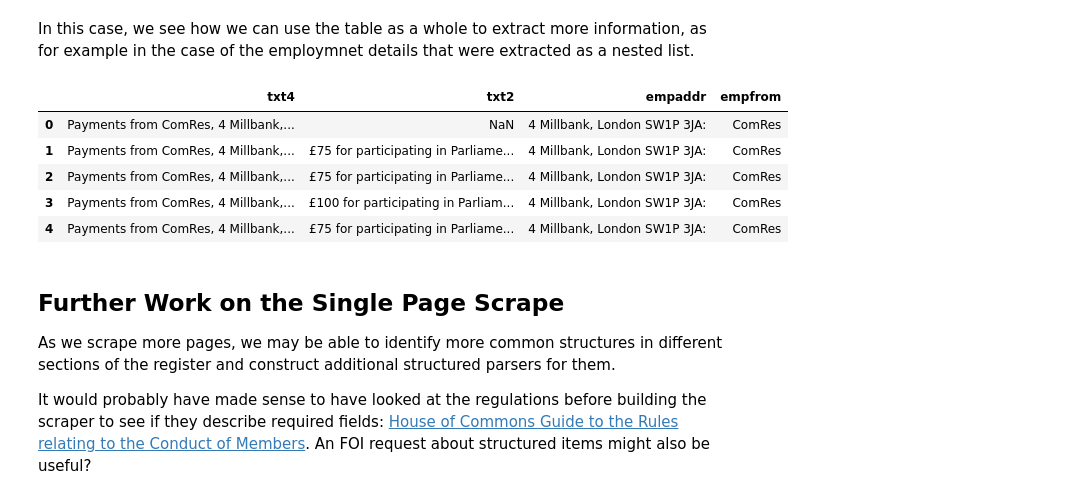
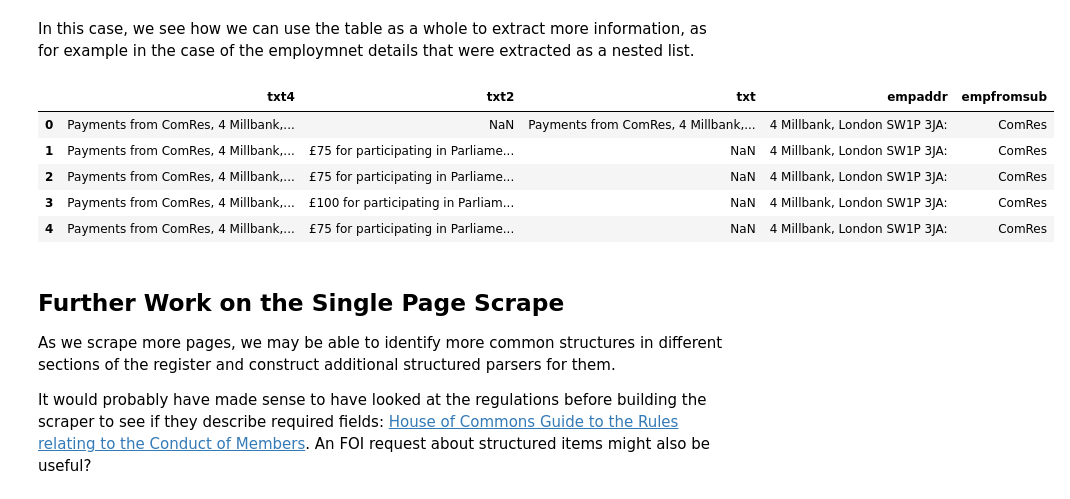
Before and after one commit to psychemedia/parlihacks, a Jupyter notebook: notebooks/MP Register of Interests.ipynb, the cells around one changed output. Drawn from its saved outputs; the diff is of its cells as text; code cells hidden in the pictures.

Commit message:
Add in the full scrape - and a demo db

```diff
--- a/notebooks/MP Register of Interests.ipynb
+++ b/notebooks/MP Register of Interests.ipynb
@@ -897,3 +897,7 @@ df[['txt','txt2']]
 | 3 | NaN | payment of £200 for participating... |
 | 4 | Payments from Populus, 10 Northbu... | NaN |
 | 5 | NaN | £50 for participating in a resear... |
+# %%
+string = '''Payments from Exclusive Press and Publicity Ltd, Golden Cross House, 8 Duncannon Street, London WC2N 4JF, in respect of three media engagements with (1) the Mail on Sunday, Northcliffe House, 2 Derry Street, London W8 5TT (2) the Daily Mirror, 1 Canada Square, London E14 5AP (3) ITV, The London Studios, 58-72 Upper Ground, London SE1 9LT. Hours: 3 hrs for each; 9 hrs in total. To be paid in instalments. (Registered 15 August 2014; updated 2 June 2015)'''
+
+getemppaymentsubdetails(string)
@@ -914,10 +921,10 @@ df['txt4']
 5    Payments from Populus, 10 Northburgh Street, L...
 Name: txt4, dtype: object
 # %%
-emppaymentsubpattern1 = '''{} from {empfrom}, {empaddr}'''
-emppaymentsubpattern2 = '''{} via {empfrom}, {empaddr}'''
-emppaymentsubpattern3 = '''{} from {empfrom}'''
-emppaymentsubpattern4 = '''{} via {empfrom}'''
+emppaymentsubpattern1 = '''{} from {empfromsub}, {empaddr}'''
+emppaymentsubpattern2 = '''{} via {empfromsub}, {empaddr}'''
+emppaymentsubpattern3 = '''{} from {empfromsub}'''
+emppaymentsubpattern4 = '''{} via {empfromsub}'''
 # %%
 def getemppaymentsubdetails(string):
     #Check that we have a valid string to parse, else return an empty dict
@@ -1094,7 +1101,7 @@ One of the things our parsing to date has omitted to do is grab paragraphs / ent
 # %%
 #To make the code reusable, let's wrap it in a function:
 
-def scrapeData(ptags, omitFirstRow=True):
+def scrapeData(ptags, omitFirstRow=True, saveFullText=True):
 
     #The code is pretty much as it was before...
     #...except that at first we create an empty dataframe
@@ -1110,6 +1117,8 @@ def scrapeData(ptags, omitFirstRow=True):
         if p.text and p.text.startswith(('1.','2.','3.','4.','5.','6.','7.','8.', '9.', '10.')):
             section = p.text
             continue
+
+        if saveFullText: df['fulltext'] = p.text
 
         #Do the preliminary parsing of a paragraph
         extracteditems = todict2(pattern, p.text)
@@ -1236,27 +1245,33 @@ In this case, we see how we can use the table as a whole to extract more informa
 # %%
 # It might be tidier to run this on the dataframe as we build it up
 #That is, as soon as we have processed the employment section, section 1.
 
 def scrapeData2(ptags, omitFirstRow=True):
     df = scrapeData(ptags, omitFirstRow)
 
     #Postprocessor - add in the payment info
-    df['txt4'] = df['txt']
-    #Fill down
-    df['txt4'] = df.loc[df['section'].str.startswith('1.')]['txt4'].fillna(method='ffill')
-    tmp= df['txt4'].apply(getemppaymentsubdetails).apply(pd.Series)
-    df = df.join(tmp)
+    if not df.empty and 'txt' in df.columns:
+        df['txt4'] = df['txt']
+        #Fill down
+        df['txt4'] = df.loc[df['section'].str.startswith('1.')]['txt4'].fillna(method='ffill')
+        tmp= df['txt4'].apply(getemppaymentsubdetails).apply(pd.Series)
+        #This is getting Frankeseteinian now.... :-(
+        if 'empfromsub' in df:
+            tmp['empfromsubfilldown'] = tmp['empfromsub'].fillna(method='ffill')
+        #The parsing can be a bit flaky so we need to trap in cases where we don't extract anything
+        if not tmp.empty:
+            df = df.join(tmp)
 
     return df
 
-scrapeData2(ptags2)[['txt4', 'txt2','empaddr','empfrom']].head()
+scrapeData2(ptags2)[['txt4', 'txt2', 'txt','empaddr','empfromsub']].head()
 # %% [output]
-|  | txt4 | txt2 | empaddr | empfrom |
-| 0 | Payments from ComRes, 4 Millbank,... | NaN | 4 Millbank, London SW1P 3JA: | ComRes |
-| 1 | Payments from ComRes, 4 Millbank,... | £75 for participating in Parliame... | 4 Millbank, London SW1P 3JA: | ComRes |
-| 2 | Payments from ComRes, 4 Millbank,... | £75 for participating in Parliame... | 4 Millbank, London SW1P 3JA: | ComRes |
-| 3 | Payments from ComRes, 4 Millbank,... | £100 for participating in Parliam... | 4 Millbank, London SW1P 3JA: | ComRes |
-| 4 | Payments from ComRes, 4 Millbank,... | £75 for participating in Parliame... | 4 Millbank, London SW1P 3JA: | ComRes |
+|  | txt4 | txt2 | txt | empaddr | empfromsub |
+| 0 | Payments from ComRes, 4 Millbank,... | NaN | Payments from ComRes, 4 Millbank,... | 4 Millbank, London SW1P 3JA: | ComRes |
+| 1 | Payments from ComRes, 4 Millbank,... | £75 for participating in Parliame... | NaN | 4 Millbank, London SW1P 3JA: | ComRes |
+| 2 | Payments from ComRes, 4 Millbank,... | £75 for participating in Parliame... | NaN | 4 Millbank, London SW1P 3JA: | ComRes |
+| 3 | Payments from ComRes, 4 Millbank,... | £100 for participating in Parliam... | NaN | 4 Millbank, London SW1P 3JA: | ComRes |
+| 4 | Payments from ComRes, 4 Millbank,... | £75 for participating in Parliame... | NaN | 4 Millbank, London SW1P 3JA: | ComRes |
 # %% [markdown]
 ## Further Work on the Single Page Scrape
 
```
Also changed, not shown: parts of 21 cells of this notebook, 1 other file.
